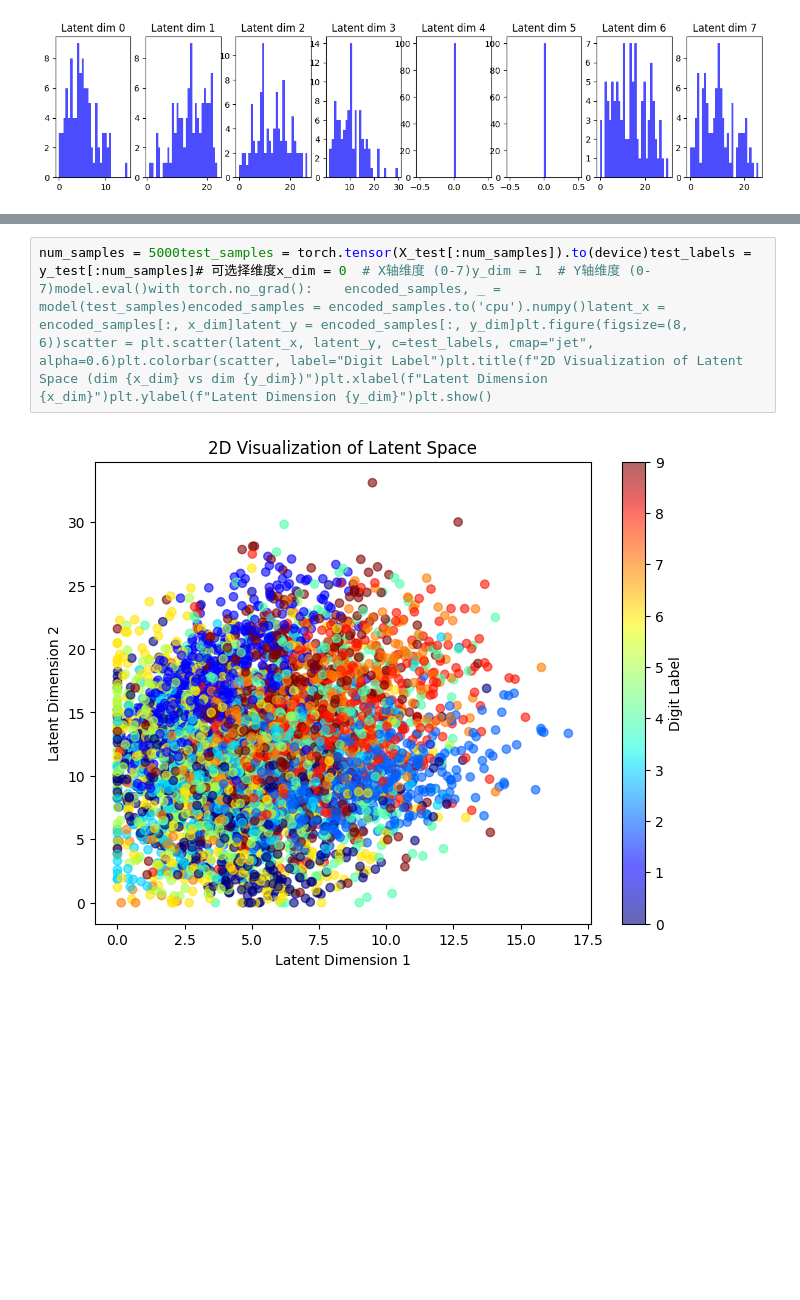
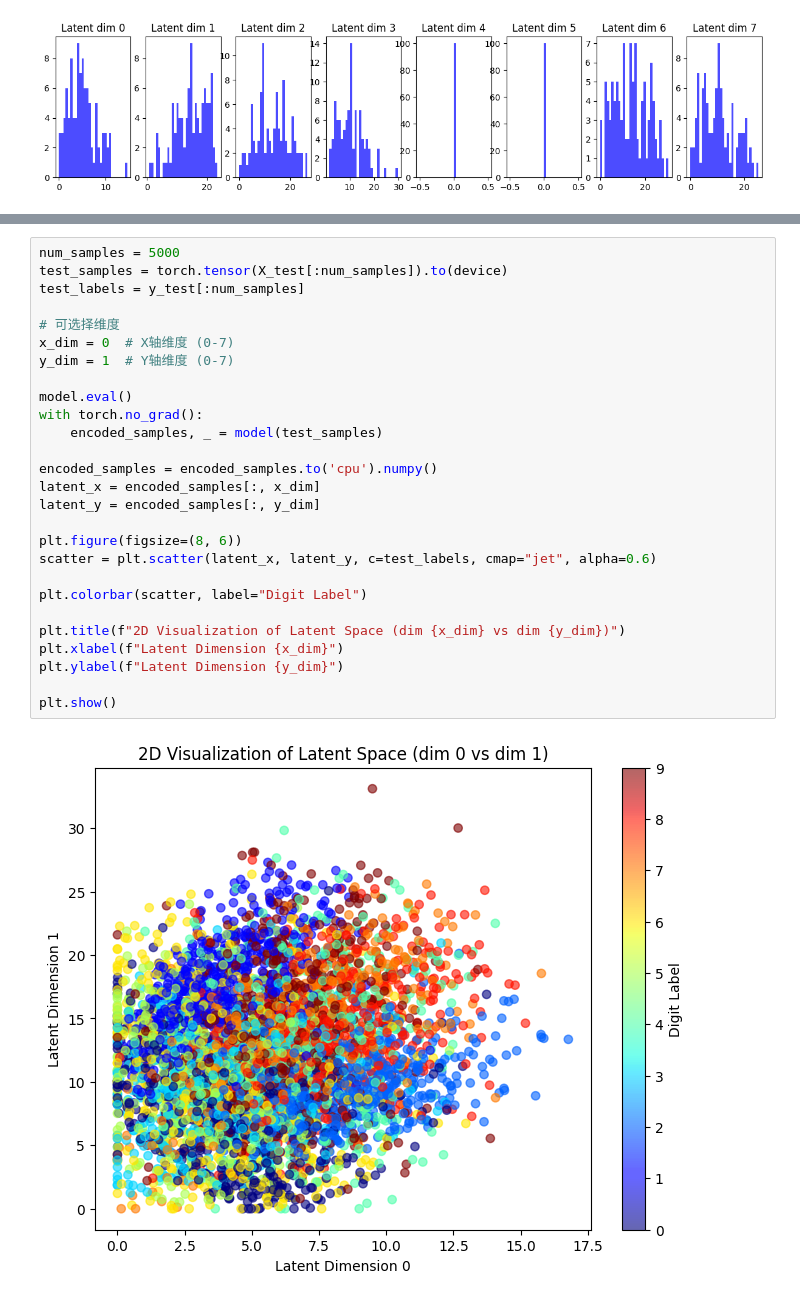
Before and after one commit to nyllsom/vae-latent-studio, a Jupyter notebook: AE.ipynb, the cells around one changed output, grey strips where cells are left out. Saved outputs shown, nothing was run; the diff lists cells and outputs as text; blank space fills up the shorter version.

```diff
--- a/AE.ipynb
+++ b/AE.ipynb
@@ -220,5 +220,30 @@ Generated Images from Latent Space:
 # %%
-num_samples = 5000test_samples = torch.tensor(X_test[:num_samples]).to(device)test_labels = y_test[:num_samples]# 可选择维度x_dim = 0  # X轴维度 (0-7)y_dim = 1  # Y轴维度 (0-7)model.eval()with torch.no_grad():    encoded_samples, _ = model(test_samples)encoded_samples = encoded_samples.to('cpu').numpy()latent_x = encoded_samples[:, x_dim]latent_y = encoded_samples[:, y_dim]plt.figure(figsize=(8, 6))scatter = plt.scatter(latent_x, latent_y, c=test_labels, cmap="jet", alpha=0.6)plt.colorbar(scatter, label="Digit Label")plt.title(f"2D Visualization of Latent Space (dim {x_dim} vs dim {y_dim})")plt.xlabel(f"Latent Dimension {x_dim}")plt.ylabel(f"Latent Dimension {y_dim}")plt.show()
+num_samples = 5000
+test_samples = torch.tensor(X_test[:num_samples]).to(device)
+test_labels = y_test[:num_samples]
+
+# 可选择维度
+x_dim = 0  # X轴维度 (0-7)
+y_dim = 1  # Y轴维度 (0-7)
+
+model.eval()
+with torch.no_grad():
+    encoded_samples, _ = model(test_samples)
+
+encoded_samples = encoded_samples.to('cpu').numpy()
+latent_x = encoded_samples[:, x_dim]
+latent_y = encoded_samples[:, y_dim]
+
+plt.figure(figsize=(8, 6))
+scatter = plt.scatter(latent_x, latent_y, c=test_labels, cmap="jet", alpha=0.6)
+
+plt.colorbar(scatter, label="Digit Label")
+
+plt.title(f"2D Visualization of Latent Space (dim {x_dim} vs dim {y_dim})")
+plt.xlabel(f"Latent Dimension {x_dim}")
+plt.ylabel(f"Latent Dimension {y_dim}")
+
+plt.show()
 # %% [output]
-[figure, old version]
+[figure, new version]
 # %%
```
Also changed, not shown: parts of 3 cells of this notebook, 1 other file.
